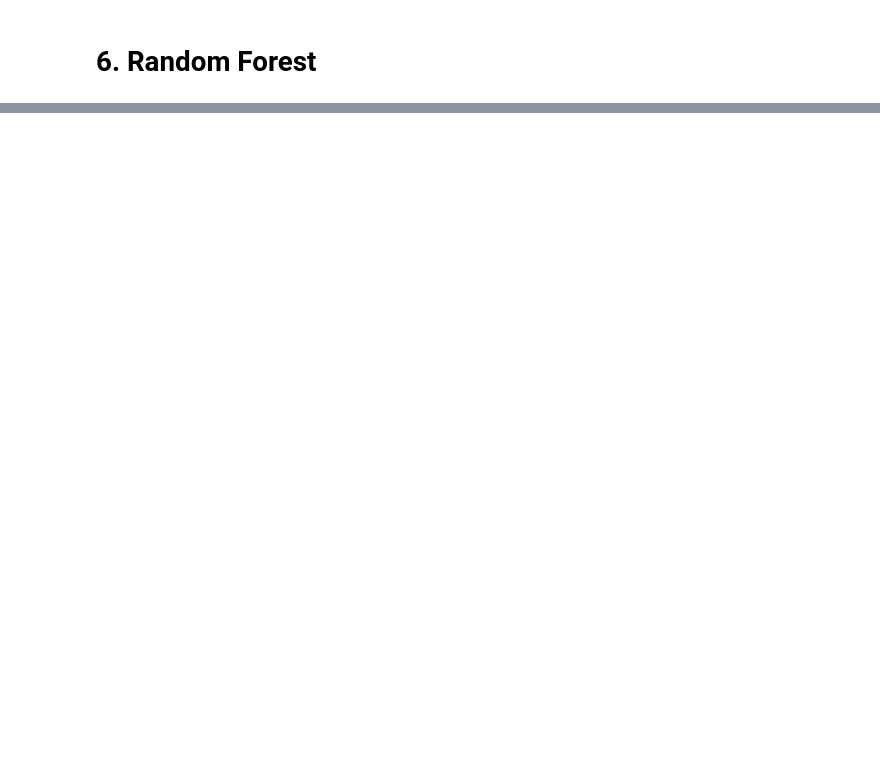
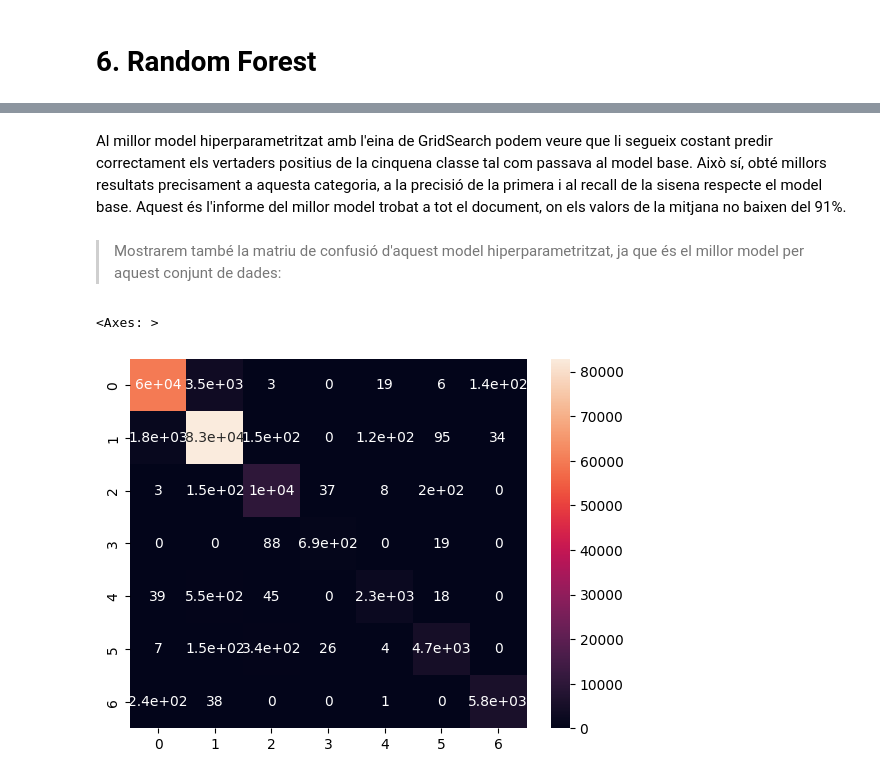
Before and after one commit to Ti-trit/Practicas_IA, a Jupyter notebook: Practica3-IA/practica3.ipynb, the cells around one changed output, grey strips where cells are left out. Saved outputs shown, nothing was run; the diff lists cells and outputs as text; code cells hidden in the pictures; blank space fills up the shorter version.

```diff
--- a/Practica3-IA/practica3.ipynb
+++ b/Practica3-IA/practica3.ipynb
@@ -894,0 +1000,14 @@ weighted avg       0.95      0.95      0.95    174304
+# %%
+param_rfc = {
+    'criterion': ['gini', 'entropy']
+}
+
+grid_search = GridSearchCV(
+    RandomForestClassifier(random_state=42),
+    param_grid=param_rfc,
+    cv=5,
+    scoring='accuracy',
+    n_jobs=-1
+)
+
+grid_search.fit(X_train, y_train)
@@ -894,0 +1021,14 @@ weighted avg       0.95      0.95      0.95    174304
+# %%
+param_rfc = {
+    'n_estimators': [100,500]
+}
+
+grid_search = GridSearchCV(
+    RandomForestClassifier(random_state=42, criterion='entropy'),
+    param_grid=param_rfc,
+    cv=5,
+    scoring='accuracy',
+    n_jobs=-1
+)
+
+grid_search.fit(X_train, y_train)
@@ -894,0 +1043,6 @@ weighted avg       0.95      0.95      0.95    174304
+# %%
+y_pred_gs = grid_search.best_estimator_.predict(X_test)
+
+# Evaluar el model
+accuracy_gs = accuracy_score(y_test, y_pred_gs)
+print(f"Exactitud del model hiperparametritzat: {accuracy_gs:.4f}")
@@ -894,0 +1093,10 @@ weighted avg       0.95      0.95      0.95    174304
+# %% [markdown]
+Al millor model hiperparametritzat amb l'eina de GridSearch podem veure que li segueix costant predir correctament els vertaders positius de la cinquena classe tal com passava al model base. Això sí, obté millors resultats precisament a aquesta categoria, a la precisió de la primera i al recall de la sisena respecte el model base. Aquest és l'informe del millor model trobat a tot el document, on els valors de la mitjana no baixen del 91%.
+# %% [markdown]
+>Mostrarem també la matriu de confusió d'aquest model hiperparametritzat, ja que és el millor model per aquest conjunt de dades:
+# %%
+conf_gs = confusion_matrix(y_test, y_pred_gs)
+sns.heatmap(conf_gs, annot=True)
+# %% [output]
+<Axes: >
+[figure, added]
```
Also changed, not shown: parts of 224 cells of this notebook, 1 other file.
